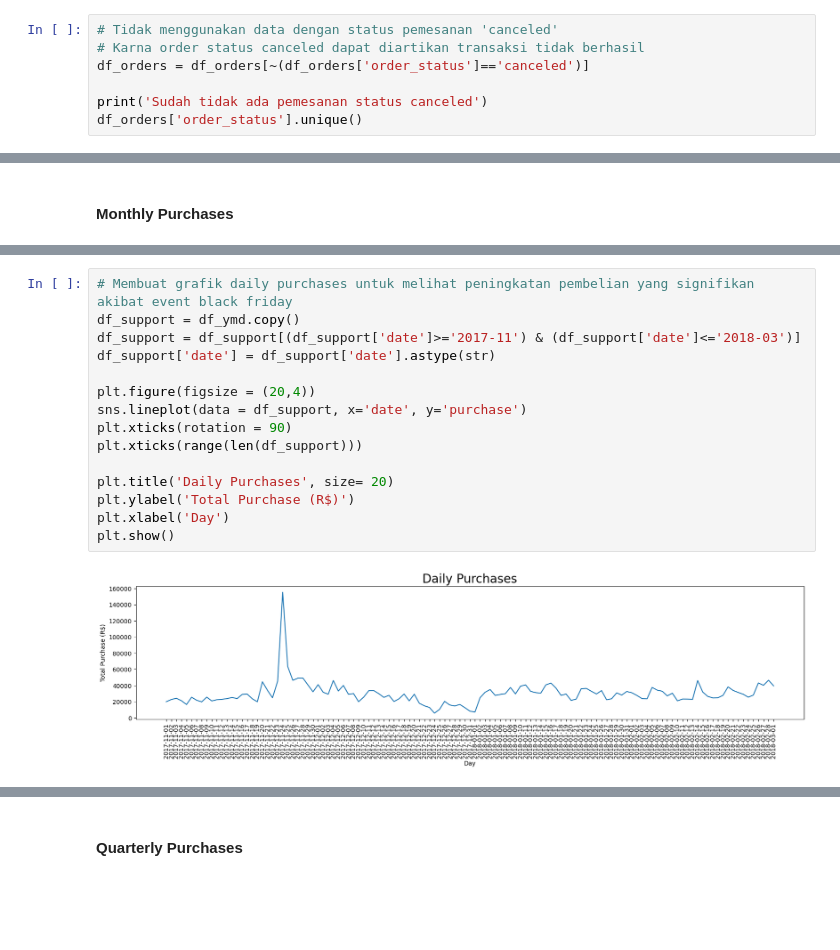
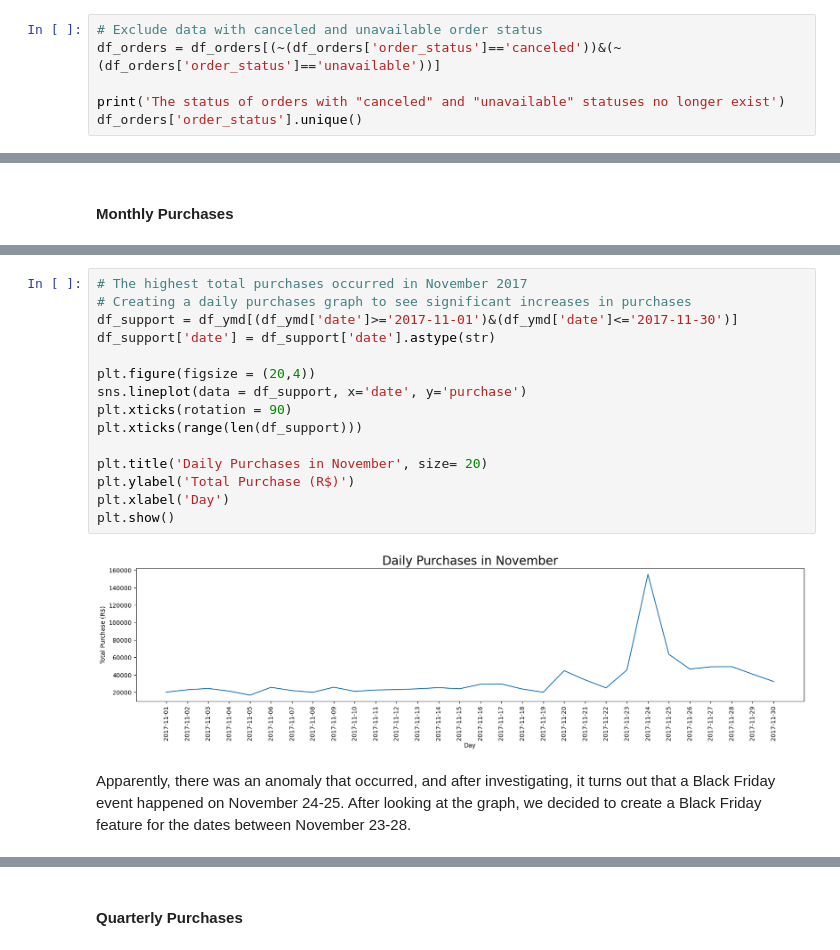
Before and after one commit to PurwadhikaDev/BetaGroup_JC_DS_FT_Batam_1_FinalProject, a Jupyter notebook: BetaGroup_JC_DS_FT_Batam_1_FinalProject.ipynb, the cells around one changed output, grey strips where cells are left out. Drawn from its saved outputs; the diff is of its cells as text; blank space fills up the shorter version.

```diff
--- a/BetaGroup_JC_DS_FT_Batam_1_FinalProject.ipynb
+++ b/BetaGroup_JC_DS_FT_Batam_1_FinalProject.ipynb
@@ -262,10 +263,9 @@ df_orders['order_status'].unique()
 array(['delivered', 'shipped', 'invoiced', 'canceled', 'processing',
        'unavailable', 'approved'], dtype=object)
 # %%
-# Tidak menggunakan data dengan status pemesanan 'canceled'
-# Karna order status canceled dapat diartikan transaksi tidak berhasil
-df_orders = df_orders[~(df_orders['order_status']=='canceled')]
+# Exclude data with canceled and unavailable order status
+df_orders = df_orders[(~(df_orders['order_status']=='canceled'))&(~(df_orders['order_status']=='unavailable'))]
 
-print('Sudah tidak ada pemesanan status canceled')
+print('The status of orders with "canceled" and "unavailable" statuses no longer exist')
 df_orders['order_status'].unique()
 # %% [output]
@@ -478,18 +478,20 @@ Ternyata ada anomali terjadi, setelah ditelusuri ternyata di tanggal 24-25 Novem
 # %%
-# Membuat grafik daily purchases untuk melihat peningkatan pembelian yang signifikan akibat event black friday
-df_support = df_ymd.copy()
-df_support = df_support[(df_support['date']>='2017-11') & (df_support['date']<='2018-03')]
+# The highest total purchases occurred in November 2017
+# Creating a daily purchases graph to see significant increases in purchases
+df_support = df_ymd[(df_ymd['date']>='2017-11-01')&(df_ymd['date']<='2017-11-30')]
 df_support['date'] = df_support['date'].astype(str)
 
 plt.figure(figsize = (20,4))
 sns.lineplot(data = df_support, x='date', y='purchase')
 plt.xticks(rotation = 90)
 plt.xticks(range(len(df_support)))
 
-plt.title('Daily Purchases', size= 20)
+plt.title('Daily Purchases in November', size= 20)
 plt.ylabel('Total Purchase (R$)')
 plt.xlabel('Day')
 plt.show()
 # %% [output]
-[figure, old version]
+[figure, new version]
+# %% [markdown]
+Apparently, there was an anomaly that occurred, and after investigating, it turns out that a Black Friday event happened on November 24-25. After looking at the graph, we decided to create a Black Friday feature for the dates between November 23-28.
 # %%
```
Also changed, not shown: parts of 186 cells of this notebook.
